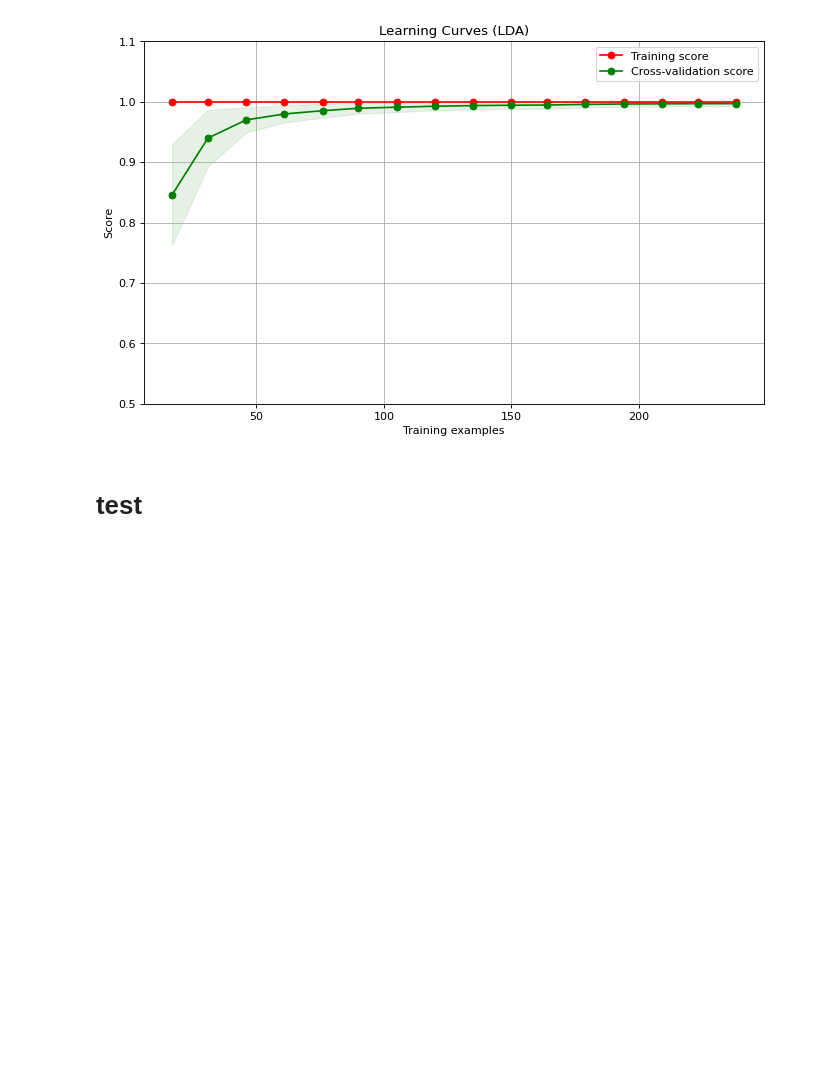
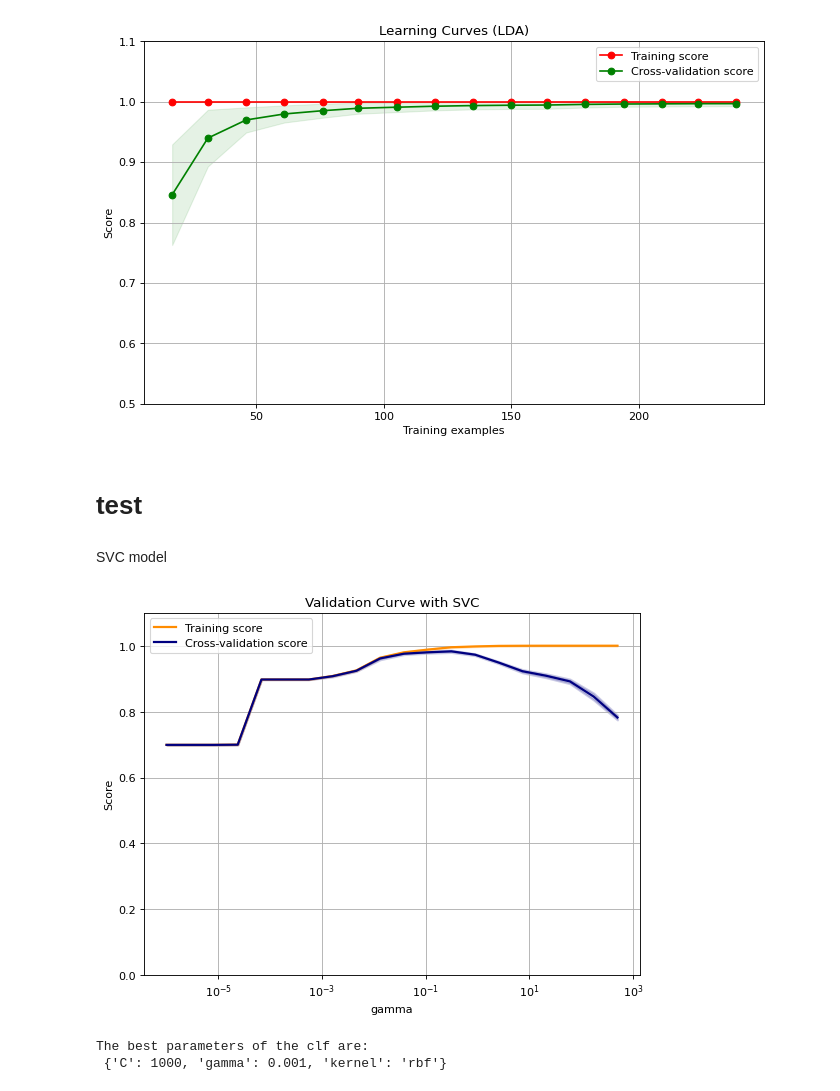
Before and after one commit to Amirosein/AGB-stars-ML-project, a Jupyter notebook: Milestone2/AGB_Project_2.ipynb, the cells around one changed output. Cells and saved outputs as stored; diff of their text form; code cells hidden in the pictures; blank space fills up the shorter version.

```diff
--- a/Milestone2/AGB_Project_2.ipynb
+++ b/Milestone2/AGB_Project_2.ipynb
@@ -347,3 +347,31 @@ plot_learning_curve(estimator, title, X_ps, Y_O, ylim=(0.5, 1.1),
 [figure]
 # %% [markdown]
 # test
+# %% [markdown]
+SVC model
+# %%
+from sklearn.svm import SVC
+
+clf = SVC()
+
+pr = np.logspace(-6,2.7, num=20)
+X_train, X_test, Y_train, Y_test = train_test_split( X_ps  , Y_O.values.ravel() , train_size=0.1 , random_state = 1)
+plot_validation_curve(clf, X_train , Y_train , pr, 'gamma', xlog=True,
+                           cv = 5 , Modelname='SVC')
+plt.grid()
+# %% [output]
+[figure, added]
+# %%
+# Grid search
+
+clf = SVC()
+
+params = {'C': [ 1 , 10 , 100 , 1000] ,
+              'gamma': [ 0.1, 0.01 , 0.001 ],
+              'kernel': ['rbf']}
+x_train, x_test, y_train, y_test= train_test_split(X_ps, Y_O.values.ravel(), test_size=0.2, random_state=42)
+
+Sclf = grid_search(clf, x_train, y_train, params)
+# %% [output]
+The best parameters of the clf are:
+ {'C': 1000, 'gamma': 0.001, 'kernel': 'rbf'}
```
Also changed, not shown: parts of 2 cells of this notebook.
